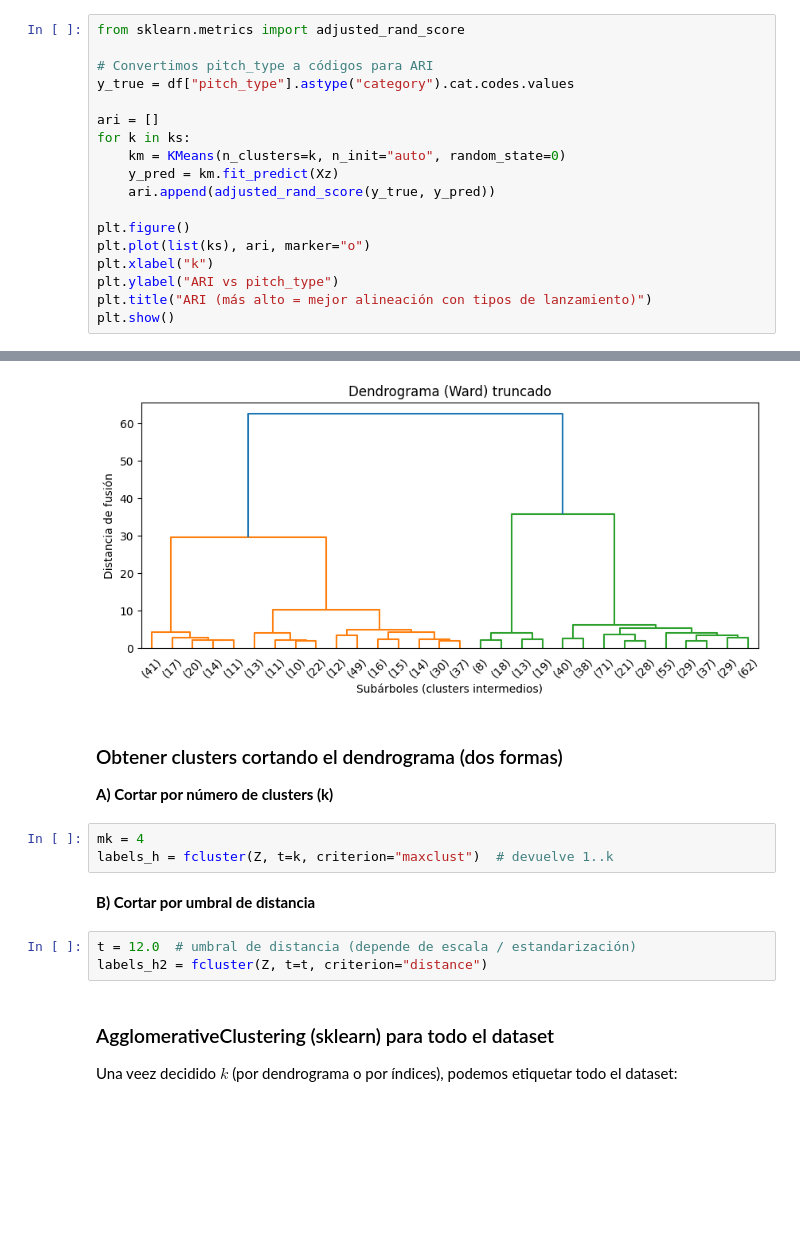
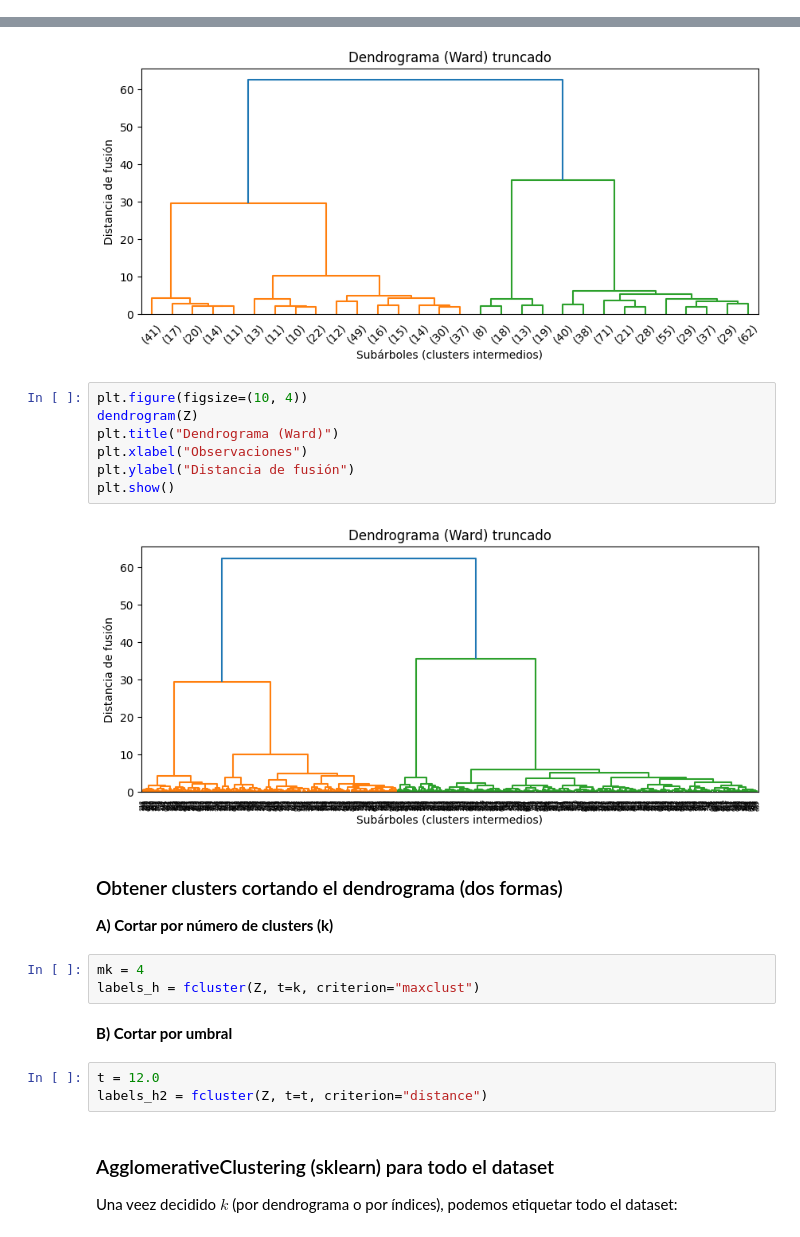
Before and after one commit to carmenlancho/FeatureSelection_Complexity, a Jupyter notebook: ClusteringSports.ipynb, the cells around one changed output, grey strips where cells are left out. Cells and saved outputs as stored; diff of their text form; blank space fills up the shorter version.

```diff
--- a/ClusteringSports.ipynb
+++ b/ClusteringSports.ipynb
@@ -225,18 +218,0 @@ Si pitch_type está disponible, podemos medir ARI para ver si “k separa” tip
-# %%
-from sklearn.metrics import adjusted_rand_score
-
-# Convertimos pitch_type a códigos para ARI
-y_true = df["pitch_type"].astype("category").cat.codes.values
-
-ari = []
-for k in ks:
-    km = KMeans(n_clusters=k, n_init="auto", random_state=0)
-    y_pred = km.fit_predict(Xz)
-    ari.append(adjusted_rand_score(y_true, y_pred))
-
-plt.figure()
-plt.plot(list(ks), ari, marker="o")
-plt.xlabel("k")
-plt.ylabel("ARI vs pitch_type")
-plt.title("ARI (más alto = mejor alineación con tipos de lanzamiento)")
-plt.show()
@@ -307,17 +281,26 @@ plt.ylabel("Distancia de fusión")
 plt.show()
 # %% [output]
 [figure]
+# %%
+plt.figure(figsize=(10, 4))
+dendrogram(Z)
+plt.title("Dendrograma (Ward)")
+plt.xlabel("Observaciones")
+plt.ylabel("Distancia de fusión")
+plt.show()
+# %% [output]
+[figure, added]
 # %% [markdown]
 ### Obtener clusters cortando el dendrograma (dos formas)
 
 **A) Cortar por número de clusters (k)**
 # %%
 mk = 4
-labels_h = fcluster(Z, t=k, criterion="maxclust")  # devuelve 1..k
+labels_h = fcluster(Z, t=k, criterion="maxclust")
 # %% [markdown]
-**B) Cortar por umbral de distancia**
+**B) Cortar por umbral**
 # %%
-t = 12.0  # umbral de distancia (depende de escala / estandarización)
+t = 12.0
 labels_h2 = fcluster(Z, t=t, criterion="distance")
 # %% [markdown]
 ### AgglomerativeClustering (sklearn) para todo el dataset
```
Also changed, not shown: parts of 12 cells of this notebook.
